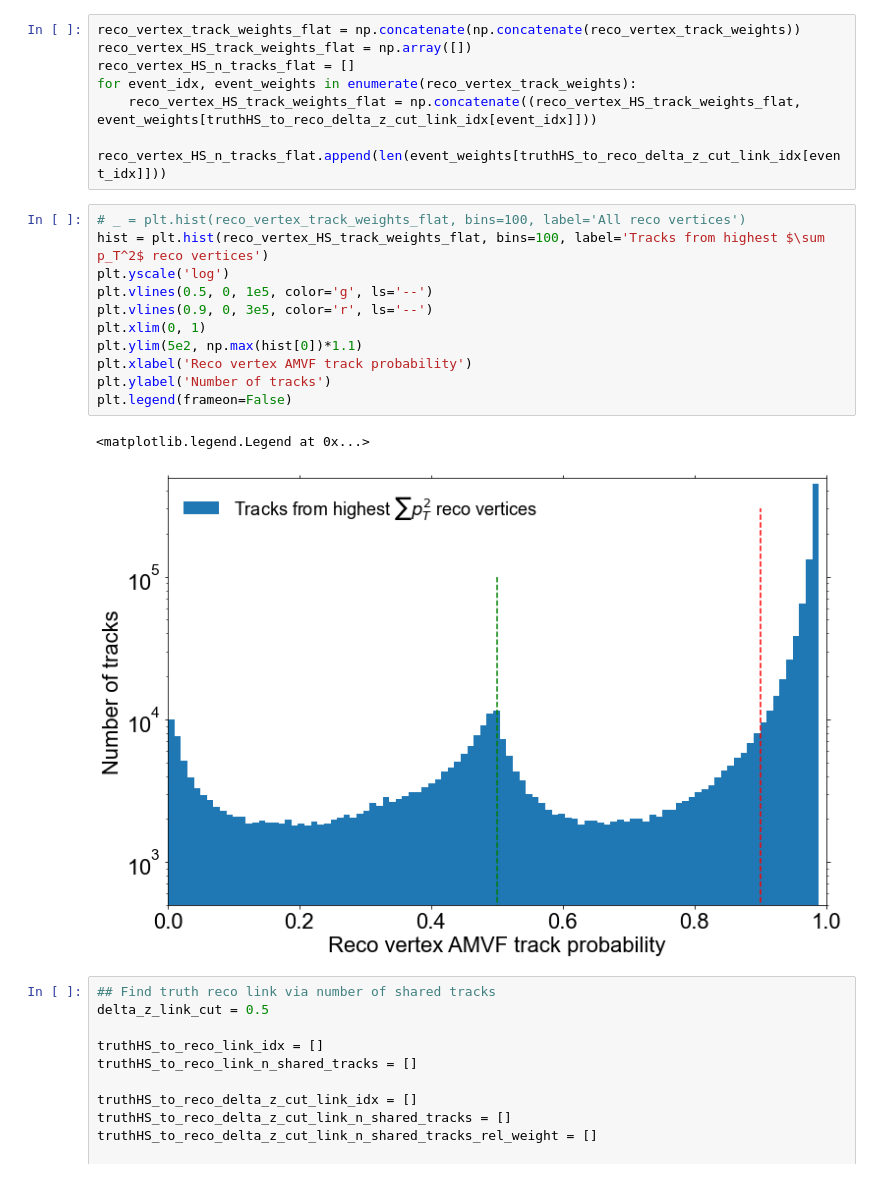
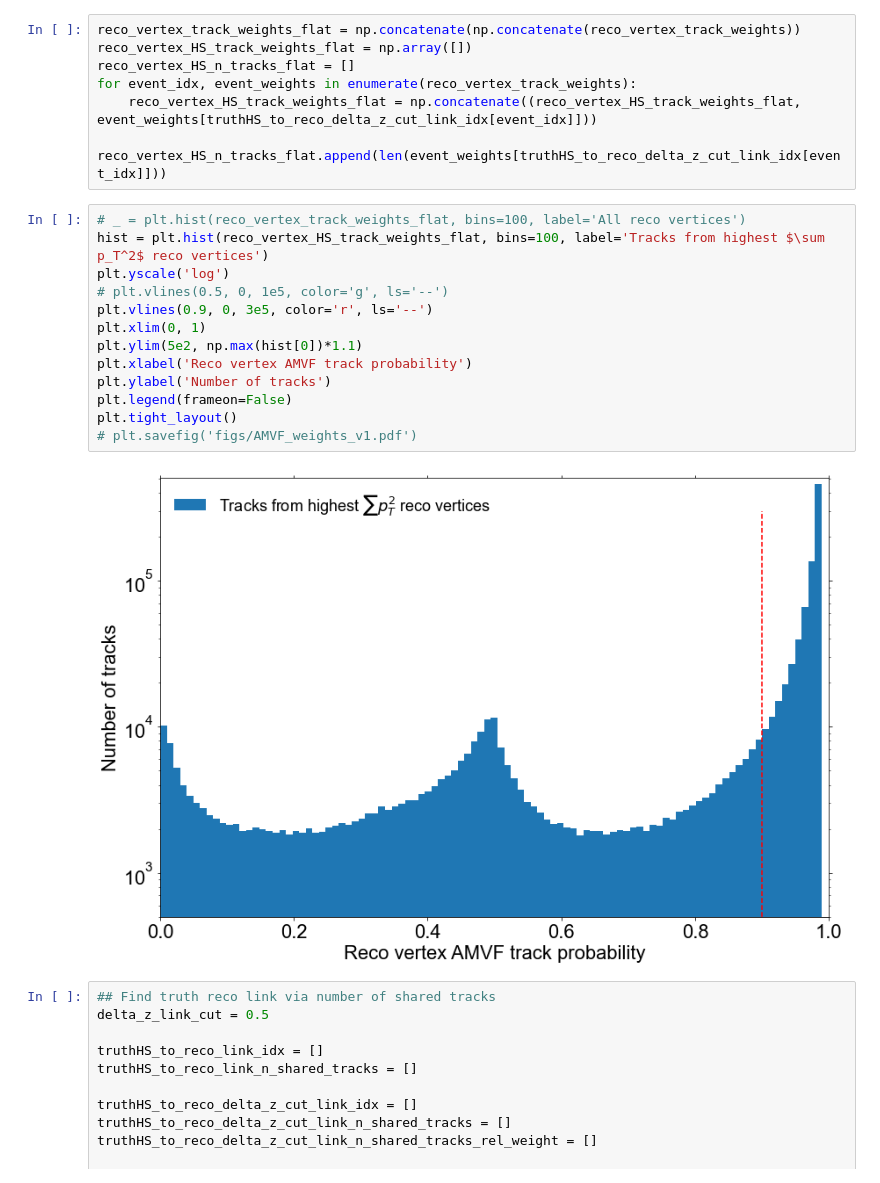
Before and after one commit to ttlindkvist/4DTracking, a Jupyter notebook: pileup_t.ipynb, the cells around one changed output. Cells and saved outputs as stored; diff of their text form.

```diff
--- a/pileup_t.ipynb
+++ b/pileup_t.ipynb
@@ -95,17 +95,18 @@ for event_idx, event_weights in enumerate(reco_vertex_track_weights):
 # %%
 # _ = plt.hist(reco_vertex_track_weights_flat, bins=100, label='All reco vertices')
 hist = plt.hist(reco_vertex_HS_track_weights_flat, bins=100, label='Tracks from highest $\sum p_T^2$ reco vertices')
 plt.yscale('log')
-plt.vlines(0.5, 0, 1e5, color='g', ls='--')
+# plt.vlines(0.5, 0, 1e5, color='g', ls='--')
 plt.vlines(0.9, 0, 3e5, color='r', ls='--')
 plt.xlim(0, 1)
 plt.ylim(5e2, np.max(hist[0])*1.1)
 plt.xlabel('Reco vertex AMVF track probability')
 plt.ylabel('Number of tracks')
 plt.legend(frameon=False)
+plt.tight_layout()
+# plt.savefig('figs/AMVF_weights_v1.pdf')
 # %% [output]
-<matplotlib.legend.Legend at 0x...>
-[figure, old version]
+[figure, new version]
 # %%
 ## Find truth reco link via number of shared tracks
 delta_z_link_cut = 0.5
```
Also changed, not shown: parts of 11 cells of this notebook, 23 other files.
